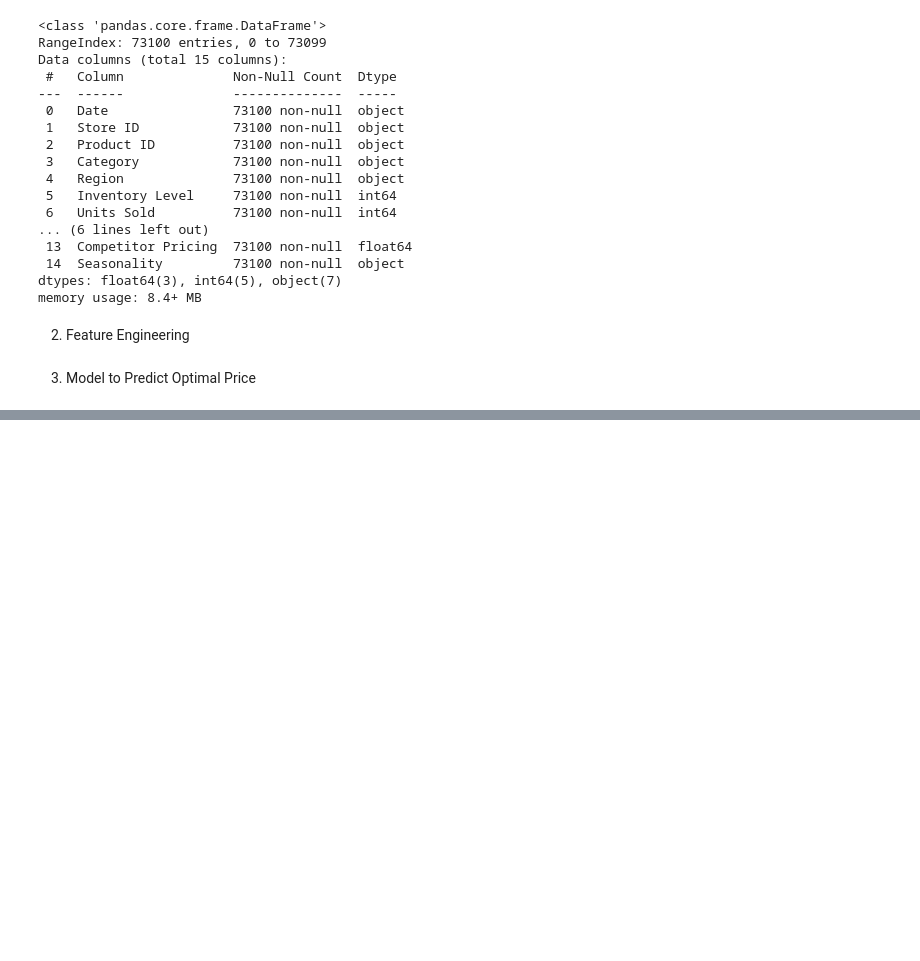
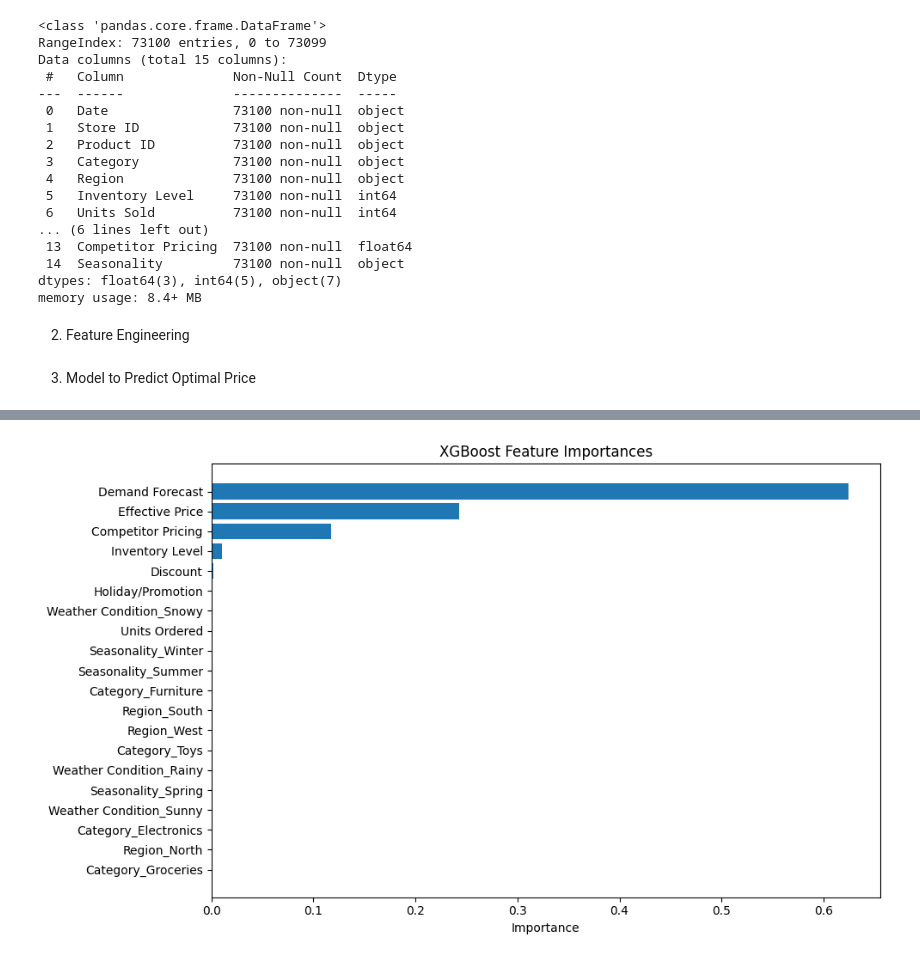
Before and after one commit to prabuj1611/Retail-Store-Inventory-Forecasting, a Jupyter notebook: analysis.ipynb, the cells around one changed output, grey strips where cells are left out. Saved outputs shown, nothing was run; the diff lists cells and outputs as text; code cells hidden in the pictures; blank space fills up the shorter version.

Commit message:
Add data visualization functions to analysis notebook

```diff
--- a/analysis.ipynb
+++ b/analysis.ipynb
@@ -58,17 +62,35 @@ df = pd.get_dummies(df, columns=["Category", "Region", "Weather Condition", "Sea
 # %% [markdown]
 3. Model to Predict Optimal Price
 # %%
+import xgboost as xgb
 from sklearn.model_selection import train_test_split
-from sklearn.ensemble import RandomForestRegressor
+import pandas as pd
 
-# Features and Target
+# Prepare data
 X = df.drop(columns=["Date", "Store ID", "Product ID", "Revenue", "Units Sold", "Price"])
 y = df["Revenue"]
 
 # Train-test split
 X_train, X_test, y_train, y_test = train_test_split(X, y, test_size=0.2, random_state=42)
 
-# Train model
-model = RandomForestRegressor()
+# Train XGBoost model
+model = xgb.XGBRegressor(
+    objective='reg:squarederror',
+    max_depth=6,
+    learning_rate=0.1,
+    n_estimators=100,
+    subsample=0.8,
+    colsample_bytree=0.8,
+    random_state=42
+)
 model.fit(X_train, y_train)
+
+# Get feature importances
+importance_df = pd.DataFrame({
+    "Feature": X.columns,
+    "Importance": model.feature_importances_
+}).sort_values(by="Importance", ascending=False)
+
+# Display
+importance_df
 # %% [output]
@@ -75,0 +114,11 @@ RandomForestRegressor()
+# %%
+# Plot
+plt.figure(figsize=(10, 6))
+plt.barh(importance_df["Feature"], importance_df["Importance"])
+plt.gca().invert_yaxis()
+plt.xlabel("Importance")
+plt.title("XGBoost Feature Importances")
+plt.tight_layout()
+plt.show()
+# %% [output]
+[figure, added]
```
Also changed, not shown: parts of 2 cells of this notebook.
